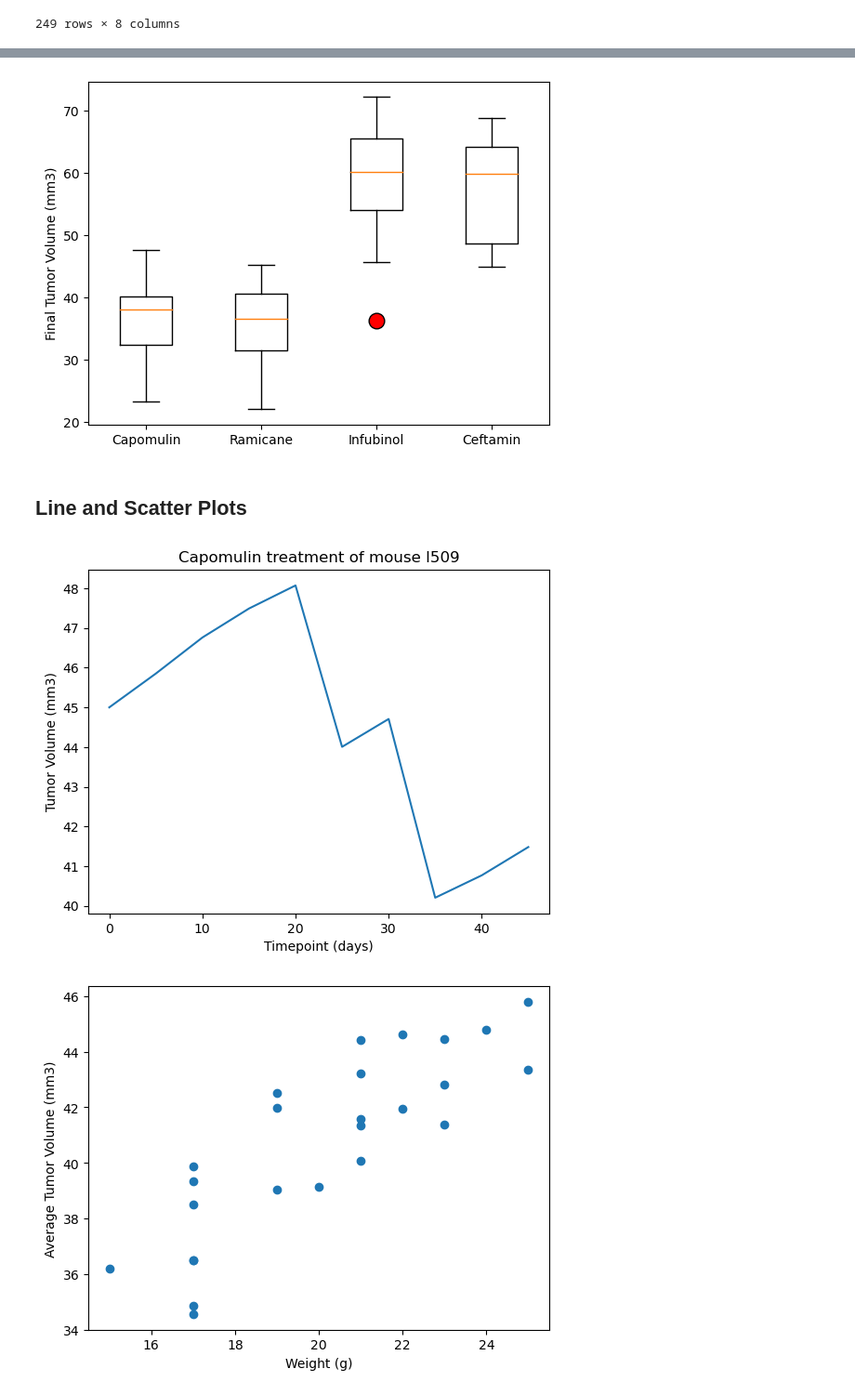
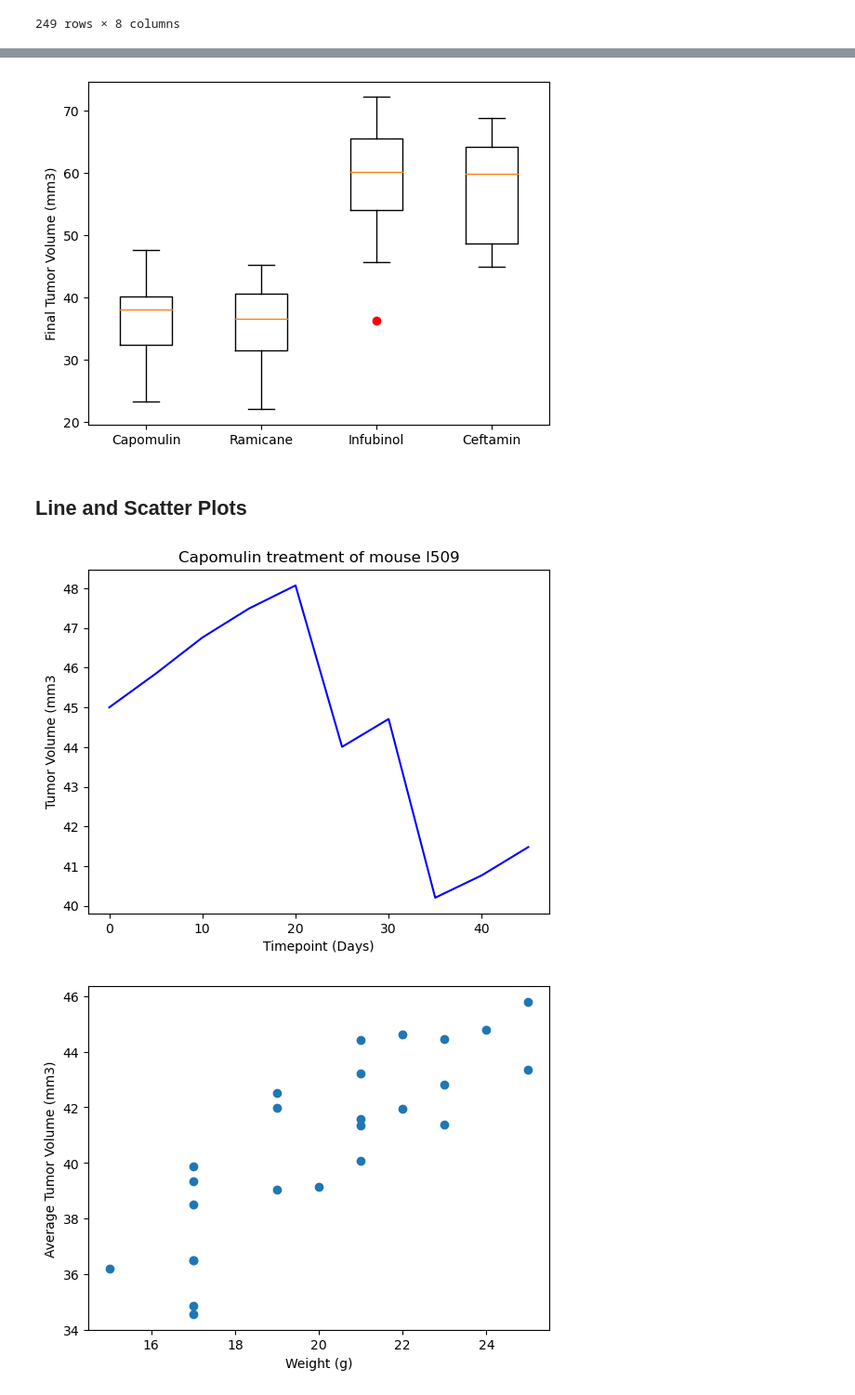
Before and after one commit to lizmartin/data-visualization, a Jupyter notebook: pymaceuticals_lms.ipynb, the cells around one changed output, grey strips where cells are left out. Shown: that part at 93% size. Cells and saved outputs as stored; diff of their text form; code cells hidden in the pictures.

```diff
--- a/pymaceuticals_lms.ipynb
+++ b/pymaceuticals_lms.ipynb
@@ -229,12 +278,25 @@ Ceftamin's potential outliers: Series([], Name: Tumor Volume (mm3), dtype: float
 # %%
 # Generate a box plot that shows the distrubution of the tumor volume for each treatment group.
+fig, ax = plt.subplots()
+ax.boxplot(total_tumor_vol, sym= "r")
+ax.set_ylabel("Final Tumor Volume (mm3)")
+ax.set_xticklabels(treatments)
+
+plt.show()
 # %% [output]
-[figure, old version]
+[figure, new version]
 # %% [markdown]
 ## Line and Scatter Plots
 # %%
 # Generate a line plot of tumor volume vs. time point for a single mouse treated with Capomulin
+mouse_l509 = mouse_study_df.loc[mouse_study_df["Mouse ID"] == "l509"]
+plt.plot(mouse_l509["Timepoint"], mouse_l509["Tumor Volume (mm3)"], color = "blue")
+plt.title("Capomulin treatment of mouse l509")
+plt.xlabel("Timepoint (Days)")
+plt.ylabel("Tumor Volume (mm3")
+
+plt.show()
 # %% [output]
-[figure, old version]
+[figure, new version]
 # %%
 # Generate a scatter plot of mouse weight vs. the average observed tumor volume for the entire Capomulin regimen
```
Also changed, not shown: parts of 8 cells of this notebook.
